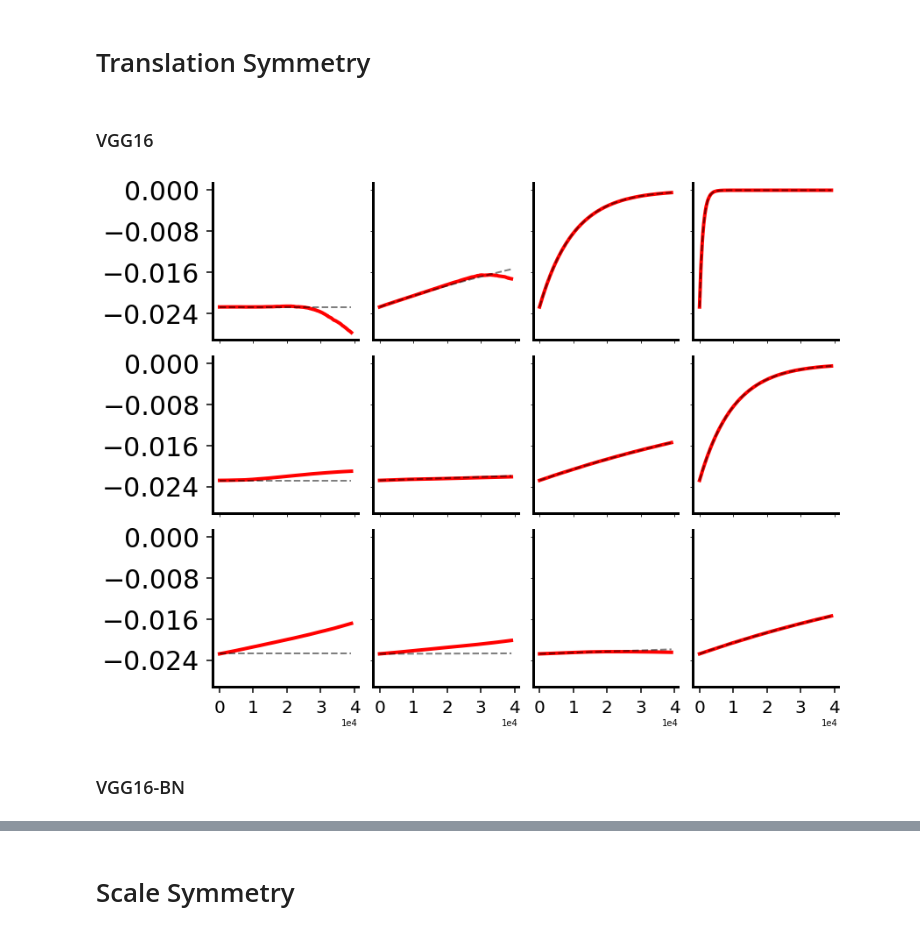
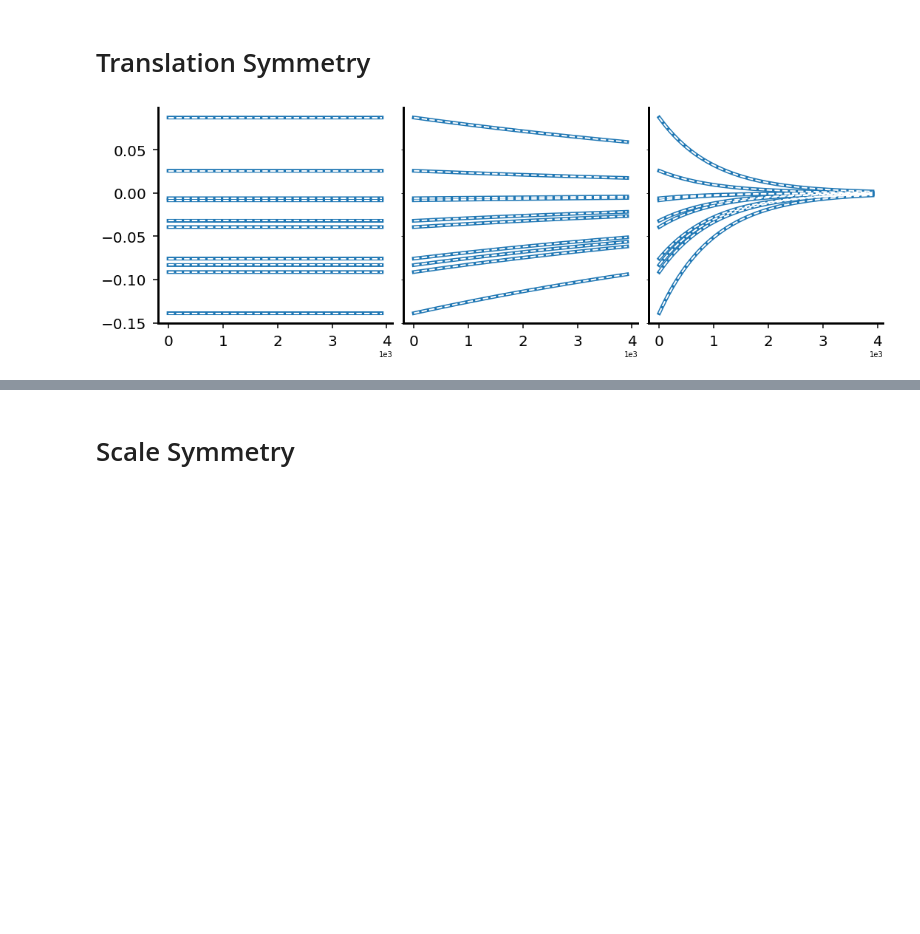
Before and after one commit to danielkunin/neural-mechanics, a Jupyter notebook: notebooks/plots.ipynb, the cells around one changed output, grey strips where cells are left out. Cells and saved outputs as stored; diff of their text form; code cells hidden in the pictures; blank space fills up the shorter version.

```diff
--- a/notebooks/plots.ipynb
+++ b/notebooks/plots.ipynb
@@ -13,7 +13,7 @@ def load(args):
     else:
         return (None, None, None)
 # %%
-def plot(steps, empirical, theoretical, axes, layer_list=None, layer_wise=False, subset=0):
+def plot(steps, empirical, theoretical, axes, layer_list=None, layer_wise=False, subset=0, normalize=False, legend=False):
 
     if empirical is not None:
         # get layer list
@@ -25,38 +25,43 @@ def plot(steps, empirical, theoretical, axes, layer_list=None, layer_wise=False,
     # plot empirical
     if empirical is not None:
         for layer in layers:
-            timesteps = list(empirical[layer].keys())
             norm = list(empirical[layer].values())
             if layer_wise:
                 norm = [np.sum(i) for i in norm]
             if subset > 0:
                 norm = [i[0:subset] for i in norm]
-            color = 'red'
+            if normalize:
+                norm = norm / norm[0]
+            color = plt.cm.tab10(0)
             if "conv" in layer:
                 color = plt.cm.tab20(int(layer.split("conv")[1]) - 1)
             axes.plot(
-                timesteps,
+                steps,
                 norm,
                 color=color,
-                lw=4
+                lw=5,
+                label=layer
             )
+    if legend:
+        plt.legend()
 
     # plot theoretical
     if theoretical is not None:
         for layer in layers:
-            timesteps = list(theoretical[layer].keys())
             norm = list(theoretical[layer].values())
             if layer_wise:
                 norm = [np.sum(i) for i in norm]
             if subset > 0:
                 norm = [i[0:subset] for i in norm]
+            if normalize:
+                norm = norm[0]
             axes.plot(
-                timesteps,
+                steps,
                 norm,
-                color='k',
+                color='w',
                 ls='--',
                 lw=2,
-                alpha=0.5
+                alpha=1
             )
 # %% [markdown]
 # Motivational Figure
@@ -66,7 +71,7 @@ args = {
     "experiment": "lr_drops",
     "visualization": "scale"
 }
-fig, axs = plt.subplots(2, 2, figsize=(12, 6), sharex='col', sharey='row')
+fig, axs = plt.subplots(2, 2, figsize=(12, 12), sharex='col', sharey='row')
 lr, wd = 0.01, 0.0
 for i, expid in enumerate(["vgg16", "vgg16_bn", "vgg16_e200_lr1_wd3", "vgg16_bn_e200_lr1_wd3"]):
 
@@ -101,45 +143,47 @@ plt.tight_layout()
 # %% [markdown]
 # Translation Symmetry
-# %% [markdown]
-### VGG16
 # %%
 args = {
     "save-dir": "/mnt/fs4/kunin/neural-mechanics/results",
     "experiment": "vgg16",
     "visualization": "translation"
 }
-fig, axs = plt.subplots(3, 4, figsize=(12, 9), sharex='col', sharey=True)
-for i, lr in enumerate([0.1, 0.01, 0.001]):
-    for j, wd in enumerate([0.0, 0.0001, 0.001, 0.01]):
+fig, axs = plt.subplots(1, 3, figsize=(15, 5), sharex='col', sharey=True)
+for i, lr in enumerate([0.1]):
+    for j, wd in enumerate([0.0, 0.0001, 0.001]):
 
         # plot data
-        ax = axs[i,j]
+        ax = axs[j]
+        if lr == 0.01:
+            args['experiment'] = f"vgg16_long"
+        else:
+            args['experiment'] = f"vgg16"
         args['expid'] = f"lr_{lr}_wd_{wd}"
         steps, empirical, theoretical = load(args)
-        plot(steps, empirical, theoretical, ax, layer_wise=True)
+        steps = [lr * float(step) for step in steps]
+        plot(steps, empirical, theoretical, ax, subset=10) # layer_wise=True
 
         # tick params and axis labels
         if j == 0:
             ax.tick_params(axis="y", which="both", bottom=True, top=False,
                            labelbottom=True, left=True, right=False,
-                           labelleft=True,direction='out',length=7,width=1.5,pad=8,labelsize=30)
+                           labelleft=True,direction='out',length=7,width=1.5,pad=8,labelsize=20)
             ax.yaxis.set_major_locator(plt.MaxNLocator(5))
-        if i == 2:
+        if i == 0:
             ax.tick_params(axis="x", which="both", bottom=True, top=False,
                            labelbottom=True, left=True, right=False,
                            labelleft=True,direction='out',length=7,width=1.5,pad=8,
                            labelsize=20)
             ax.xaxis.set_major_locator(plt.MaxNLocator(5))
             ax.ticklabel_format(axis="x", style="sci", scilimits=(0,0))
 
         # boundary
         ax.spines['right'].set_visible(False)
         ax.spines['top'].set_visible(False)
         for dir in ["top", "bottom", "right", "left"]:
             ax.spines[dir].set_linewidth(3)
 
 plt.tight_layout()
+plt.savefig("translation.pdf")
 # %% [output]
-[figure, old version]
+[figure, new version]
-# %% [markdown]
-### VGG16-BN
```
Also changed, not shown: parts of 12 cells of this notebook.
